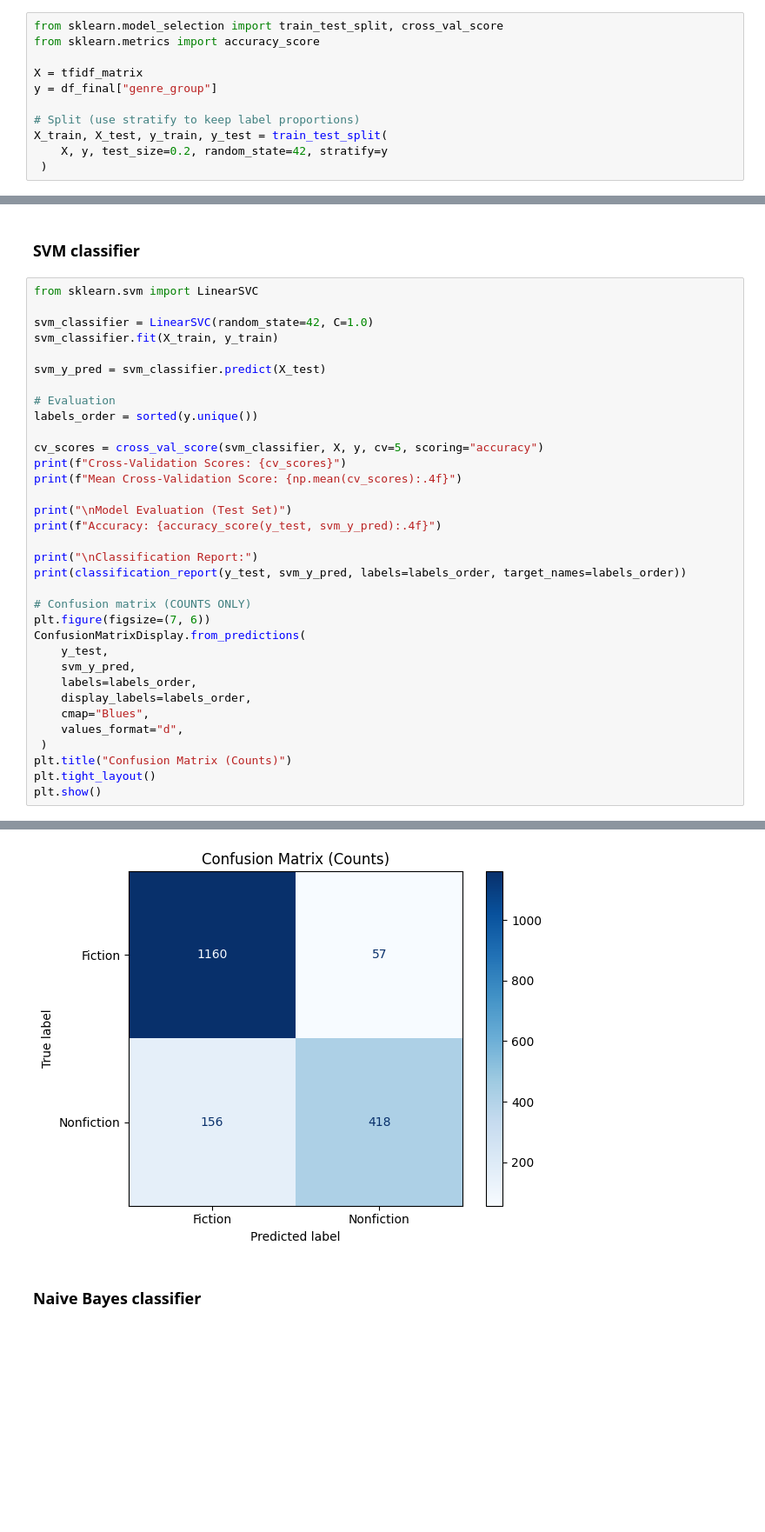
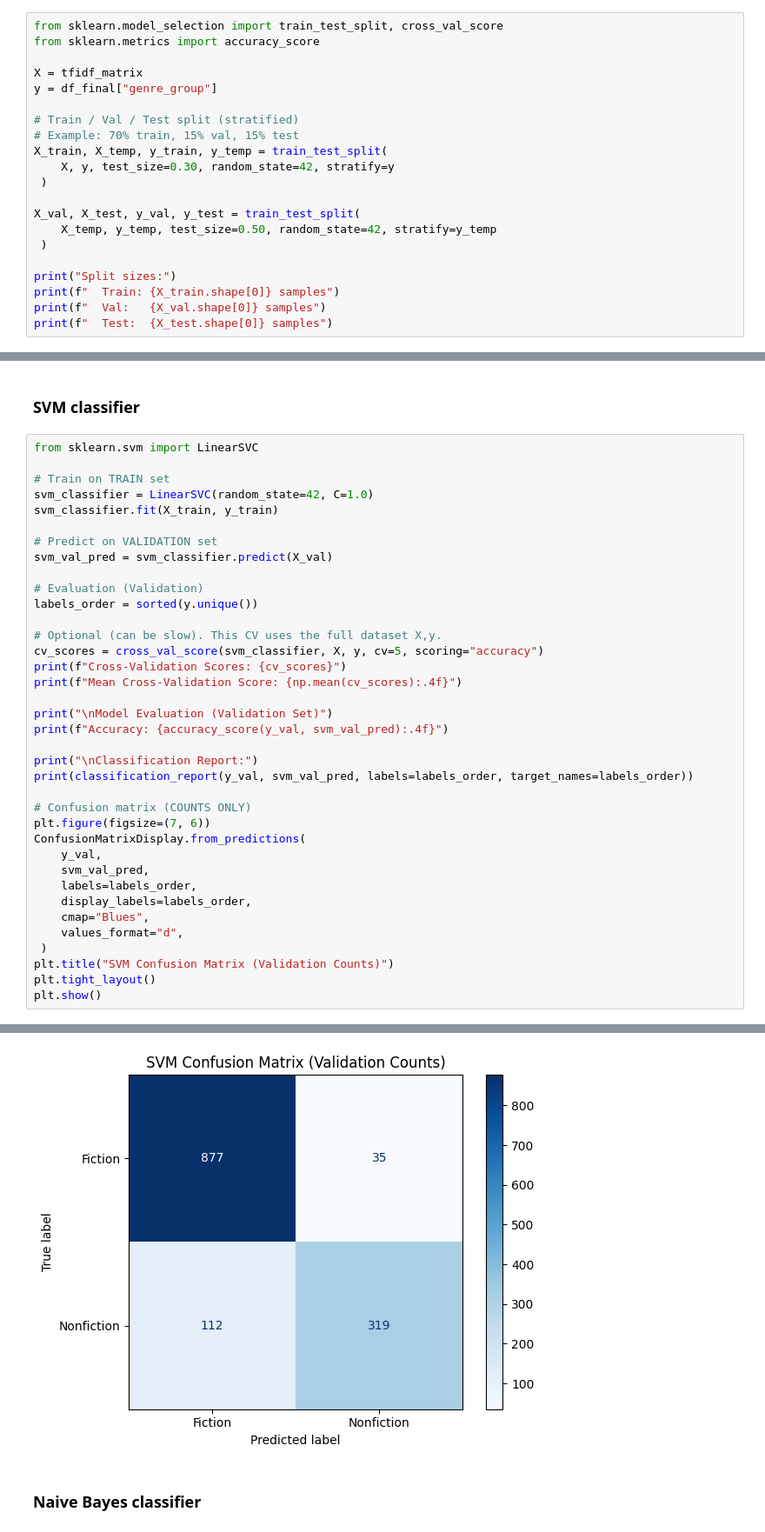
Before and after one commit to Yaser0l/Project-1, a Jupyter notebook: notebooks/EDA.ipynb, the cells around one changed output, grey strips where cells are left out. Shown at 87% size. Drawn from its saved outputs; the diff is of its cells as text; blank space fills up the shorter version.

Commit message:
updated draft of EDA report

```diff
--- a/notebooks/EDA.ipynb
+++ b/notebooks/EDA.ipynb
@@ -596,7 +596,17 @@ from sklearn.metrics import accuracy_score
 X = tfidf_matrix
 y = df_final["genre_group"]
 
-# Split (use stratify to keep label proportions)
-X_train, X_test, y_train, y_test = train_test_split(
-    X, y, test_size=0.2, random_state=42, stratify=y
+# Train / Val / Test split (stratified)
+# Example: 70% train, 15% val, 15% test
+X_train, X_temp, y_train, y_temp = train_test_split(
+    X, y, test_size=0.30, random_state=42, stratify=y
  )
+
+X_val, X_test, y_val, y_test = train_test_split(
+    X_temp, y_temp, test_size=0.50, random_state=42, stratify=y_temp
+ )
+
+print("Split sizes:")
+print(f"  Train: {X_train.shape[0]} samples")
+print(f"  Val:   {X_val.shape[0]} samples")
+print(f"  Test:  {X_test.shape[0]} samples")
@@ -605,35 +620,38 @@ X_train, X_test, y_train, y_test = train_test_split(
 # %%
 from sklearn.svm import LinearSVC
 
+# Train on TRAIN set
 svm_classifier = LinearSVC(random_state=42, C=1.0)
 svm_classifier.fit(X_train, y_train)
 
-svm_y_pred = svm_classifier.predict(X_test)
+# Predict on VALIDATION set
+svm_val_pred = svm_classifier.predict(X_val)
 
-# Evaluation
+# Evaluation (Validation)
 labels_order = sorted(y.unique())
 
+# Optional (can be slow). This CV uses the full dataset X,y.
 cv_scores = cross_val_score(svm_classifier, X, y, cv=5, scoring="accuracy")
 print(f"Cross-Validation Scores: {cv_scores}")
 print(f"Mean Cross-Validation Score: {np.mean(cv_scores):.4f}")
 
-print("\nModel Evaluation (Test Set)")
-print(f"Accuracy: {accuracy_score(y_test, svm_y_pred):.4f}")
+print("\nModel Evaluation (Validation Set)")
+print(f"Accuracy: {accuracy_score(y_val, svm_val_pred):.4f}")
 
 print("\nClassification Report:")
-print(classification_report(y_test, svm_y_pred, labels=labels_order, target_names=labels_order))
+print(classification_report(y_val, svm_val_pred, labels=labels_order, target_names=labels_order))
 
 # Confusion matrix (COUNTS ONLY)
 plt.figure(figsize=(7, 6))
 ConfusionMatrixDisplay.from_predictions(
-    y_test,
-    svm_y_pred,
+    y_val,
+    svm_val_pred,
     labels=labels_order,
     display_labels=labels_order,
     cmap="Blues",
     values_format="d",
  )
-plt.title("Confusion Matrix (Counts)")
+plt.title("SVM Confusion Matrix (Validation Counts)")
 plt.tight_layout()
 plt.show()
 # %% [output]
@@ -656,4 +690,4 @@ weighted avg       0.88      0.88      0.88      1791
-[figure, old version]
+[figure, new version]
 # %% [markdown]
 ### Naive Bayes classifier
 # %%
```
Also changed, not shown: parts of 2 cells of this notebook.
